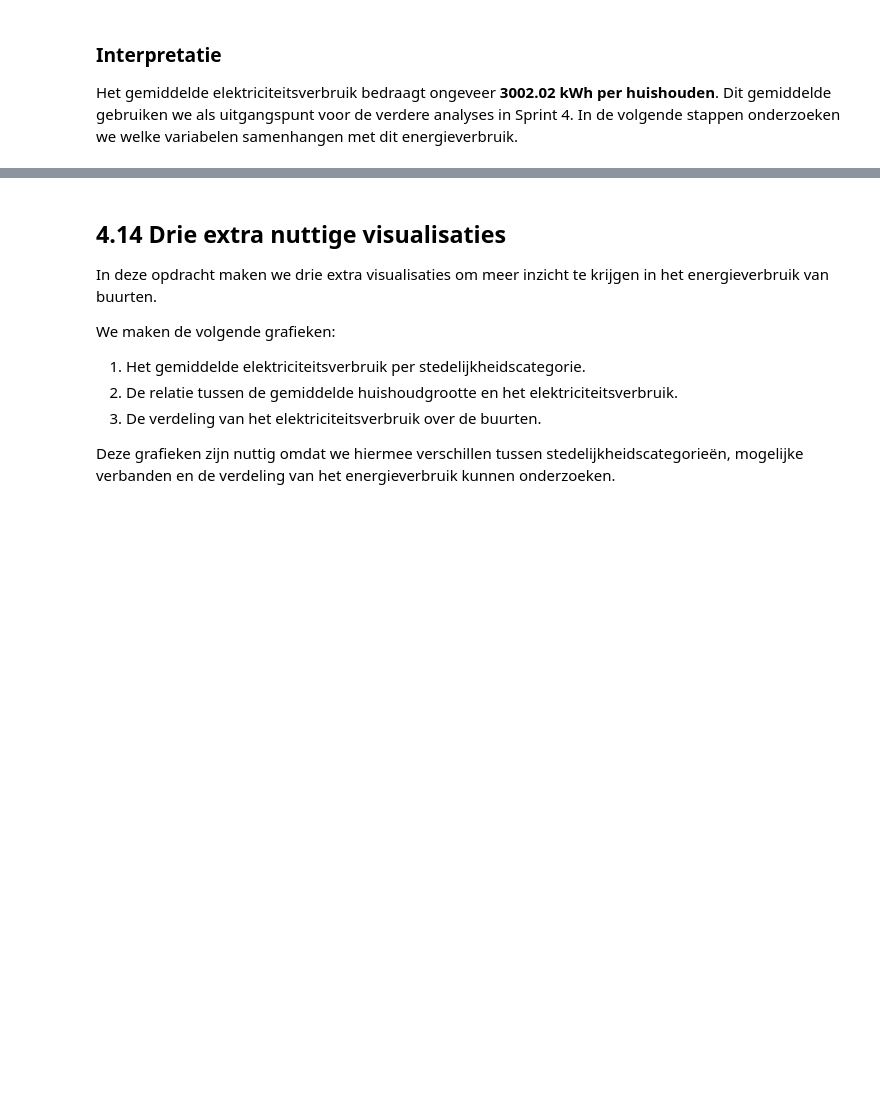
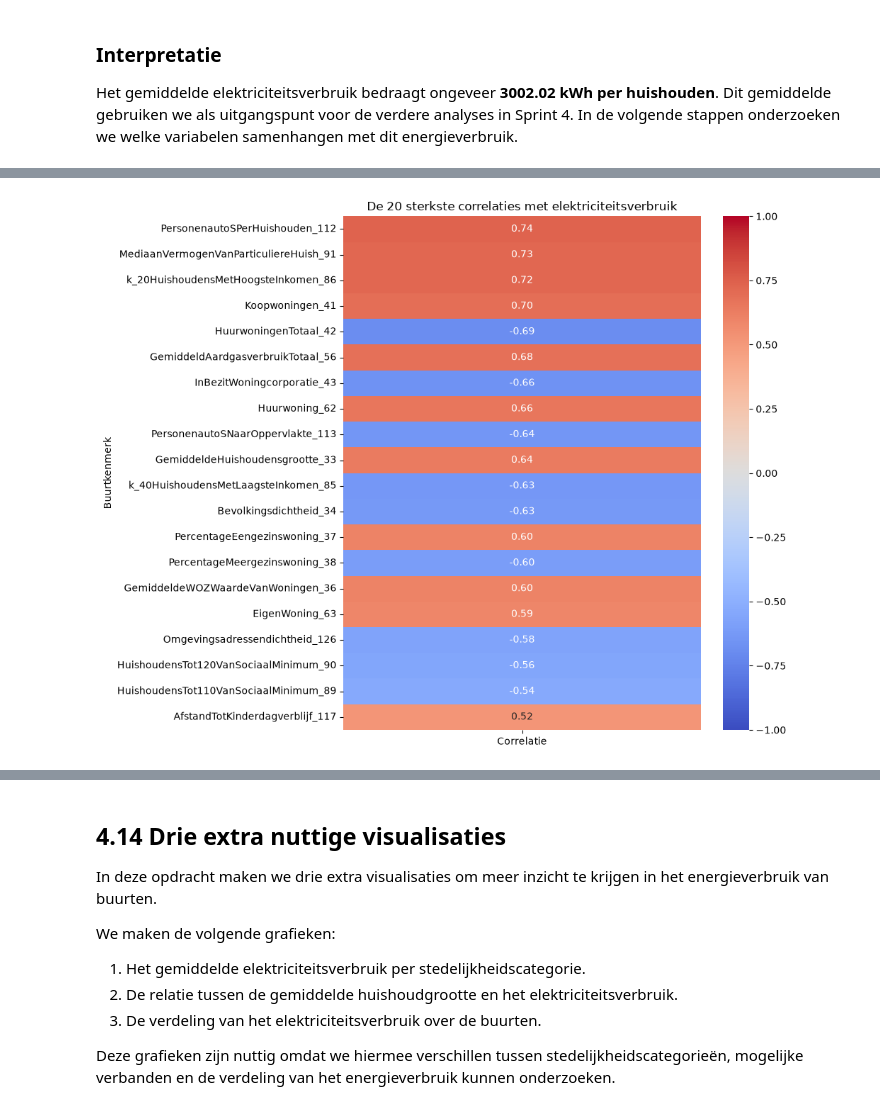
Before and after one commit to Ismael-John/DataLab-Semester-1, a Jupyter notebook: Notebook Template Groep 2 1A.ipynb, the cells around one changed output, grey strips where cells are left out. Cells and saved outputs as stored; diff of their text form; code cells hidden in the pictures; blank space fills up the shorter version.

```diff
--- a/Notebook Template Groep 2 1A.ipynb
+++ b/Notebook Template Groep 2 1A.ipynb
@@ -898,0 +930,22 @@ De visualisaties laten zien dat sommige variabelen sterke relaties hebben met en
+# %%
+# De 20 sterkste correlaties tonen
+heatmap_data = correlatietabel.dropna().head(20)
+
+plt.figure(figsize=(10, 8))
+
+sns.heatmap(
+    heatmap_data,
+    annot=True,
+    fmt=".2f",
+    cmap="coolwarm",
+    vmin=-1,
+    vmax=1,
+    yticklabels=True
+)
+
+plt.title("De 20 sterkste correlaties met elektriciteitsverbruik")
+plt.ylabel("Buurtkenmerk")
+plt.tight_layout()
+plt.show()
+# %% [output]
+[figure, added]
```
Also changed, not shown: parts of 34 cells of this notebook.
